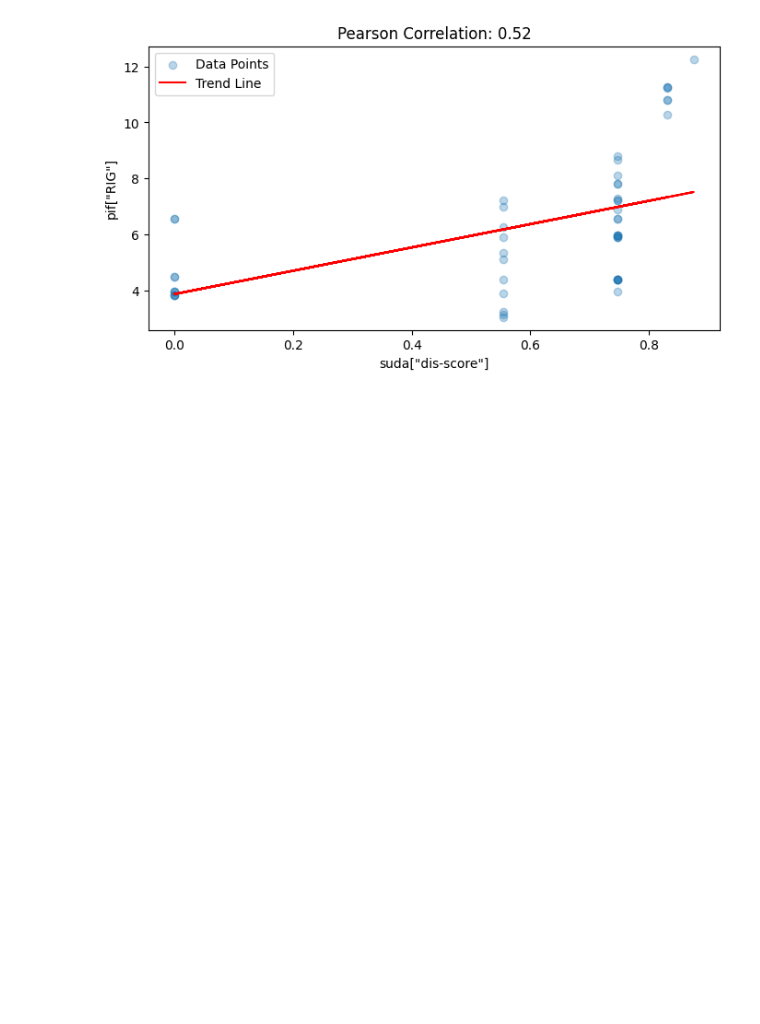
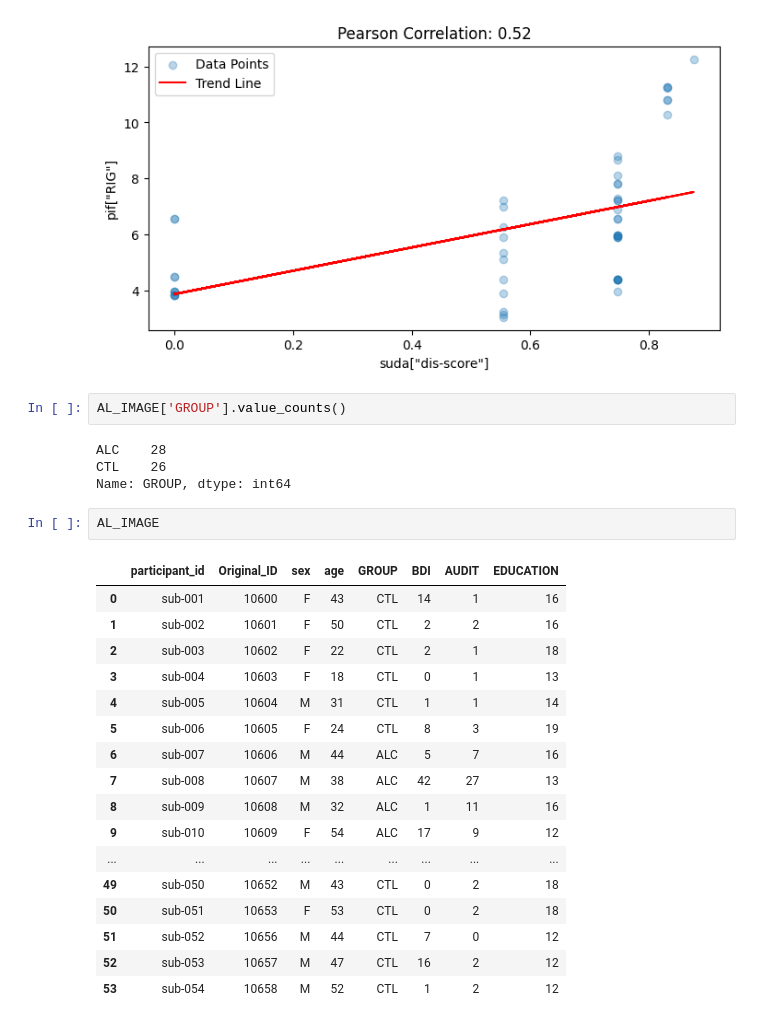
Before and after one commit to EmiKib/MetaprivBIDS-Assessment, a Jupyter notebook: EEG-Study-Alcohol-Imagery-Task-ds004515/Alcohol_Imagery_ds004515.ipynb, the cells around one changed output. Saved outputs shown, nothing was run; the diff lists cells and outputs as text; blank space fills up the shorter version.

```diff
--- a/EEG-Study-Alcohol-Imagery-Task-ds004515/Alcohol_Imagery_ds004515.ipynb
+++ b/EEG-Study-Alcohol-Imagery-Task-ds004515/Alcohol_Imagery_ds004515.ipynb
@@ -53,3 +53,29 @@ ax.legend()
 plt.show()
 # %% [output]
 [figure]
+# %%
+AL_IMAGE['GROUP'].value_counts()
+# %% [output]
+ALC    28
+CTL    26
+Name: GROUP, dtype: int64
+# %%
+AL_IMAGE
+# %% [output]
+|  | participant_id | Original_ID | sex | age | GROUP | BDI | AUDIT | EDUCATION |
+| 0 | sub-001 | 10600 | F | 43 | CTL | 14 | 1 | 16 |
+| 1 | sub-002 | 10601 | F | 50 | CTL | 2 | 2 | 16 |
+| 2 | sub-003 | 10602 | F | 22 | CTL | 2 | 1 | 18 |
+| 3 | sub-004 | 10603 | F | 18 | CTL | 0 | 1 | 13 |
+| 4 | sub-005 | 10604 | M | 31 | CTL | 1 | 1 | 14 |
+| 5 | sub-006 | 10605 | F | 24 | CTL | 8 | 3 | 19 |
+| 6 | sub-007 | 10606 | M | 44 | ALC | 5 | 7 | 16 |
+| 7 | sub-008 | 10607 | M | 38 | ALC | 42 | 27 | 13 |
+| 8 | sub-009 | 10608 | M | 32 | ALC | 1 | 11 | 16 |
+| 9 | sub-010 | 10609 | F | 54 | ALC | 17 | 9 | 12 |
+| ... | ... | ... | ... | ... | ... | ... | ... | ... |
+| 49 | sub-050 | 10652 | M | 43 | CTL | 0 | 2 | 18 |
+| 50 | sub-051 | 10653 | F | 53 | CTL | 0 | 2 | 18 |
+| 51 | sub-052 | 10656 | M | 44 | CTL | 7 | 0 | 12 |
+| 52 | sub-053 | 10657 | M | 47 | CTL | 16 | 2 | 12 |
+| 53 | sub-054 | 10658 | M | 52 | CTL | 1 | 2 | 12 |
```
Also changed, not shown: 2 other files.
